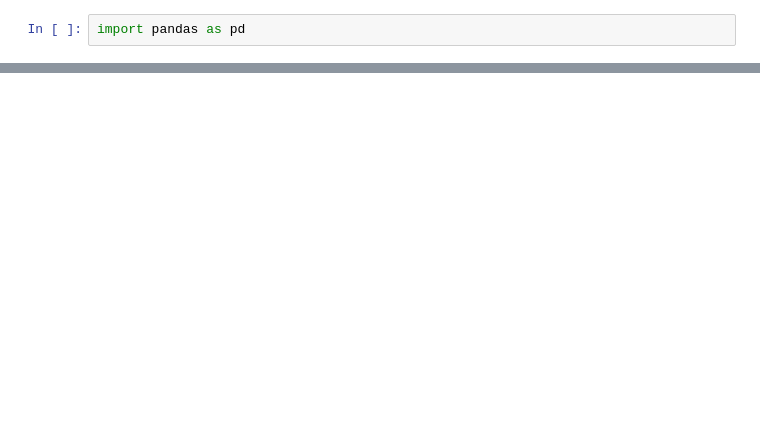
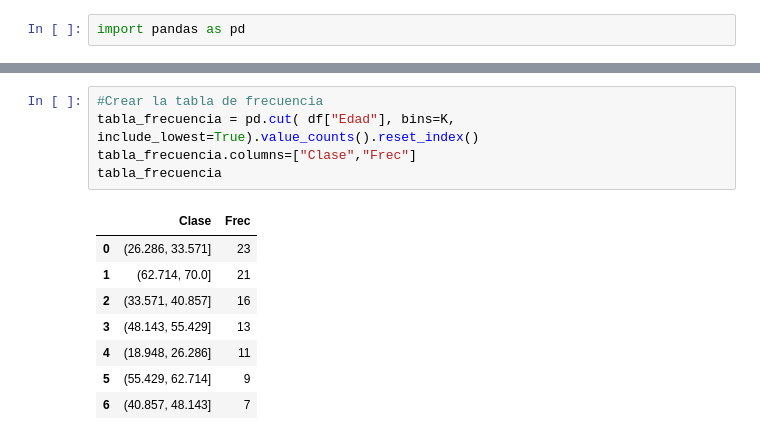
Before and after one commit to 25041066NegreteSimentalJuanDiego/Probabilidad-y-Estadistica, a Jupyter notebook: Unidad1/Practica3.ipynb, the cells around one changed output, grey strips where cells are left out. Drawn from its saved outputs; the diff is of its cells as text; blank space fills up the shorter version.

```diff
--- a/Unidad1/Practica3.ipynb
+++ b/Unidad1/Practica3.ipynb
@@ -127,0 +168,14 @@ tabla_frecuencias
+# %%
+#Crear la tabla de frecuencia
+tabla_frecuencia = pd.cut( df["Edad"], bins=K, include_lowest=True).value_counts().reset_index()
+tabla_frecuencia.columns=["Clase","Frec"]
+tabla_frecuencia
+# %% [output]
+|  | Clase | Frec |
+| 0 | (26.286, 33.571] | 23 |
+| 1 | (62.714, 70.0] | 21 |
+| 2 | (33.571, 40.857] | 16 |
+| 3 | (48.143, 55.429] | 13 |
+| 4 | (18.948, 26.286] | 11 |
+| 5 | (55.429, 62.714] | 9 |
+| 6 | (40.857, 48.143] | 7 |
```
Also changed, not shown: parts of 16 cells of this notebook.
